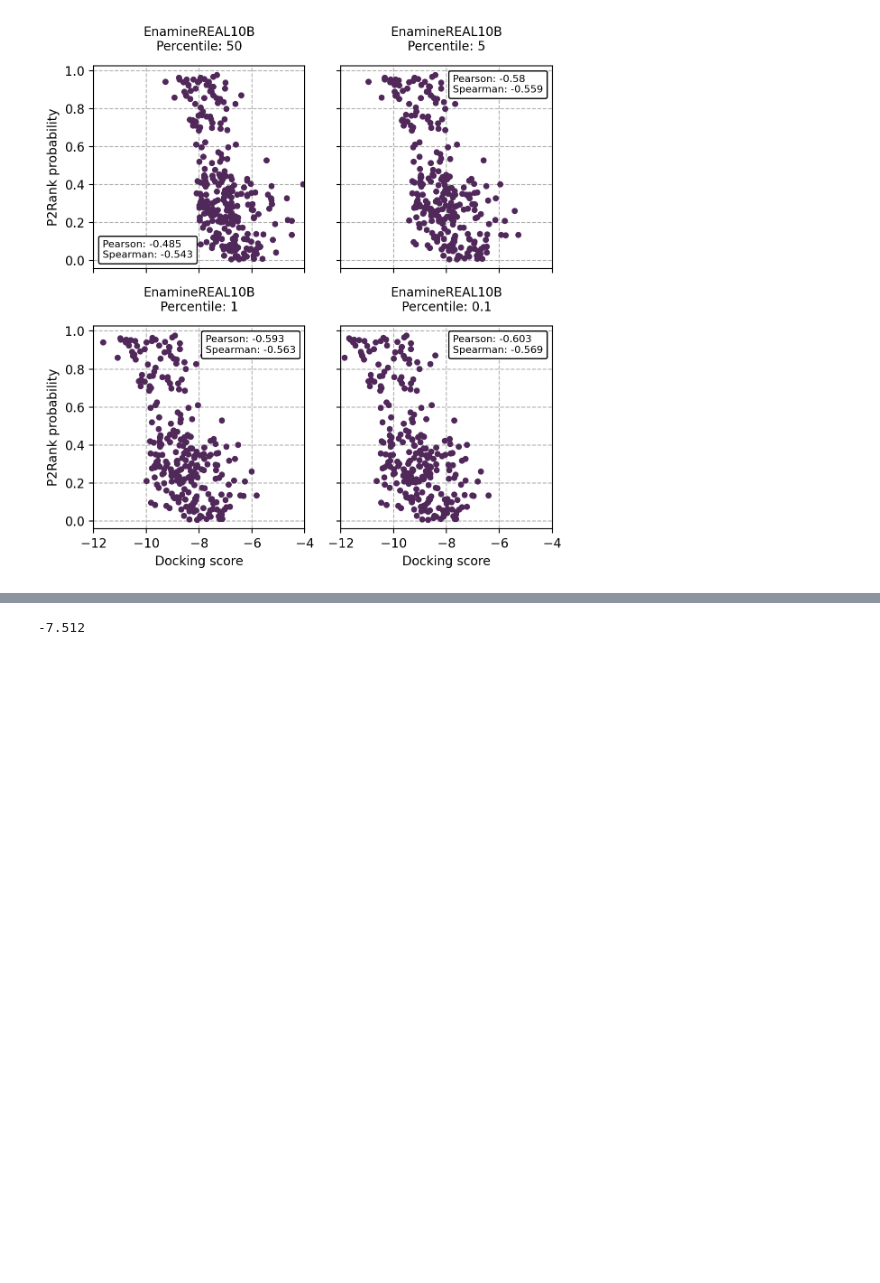
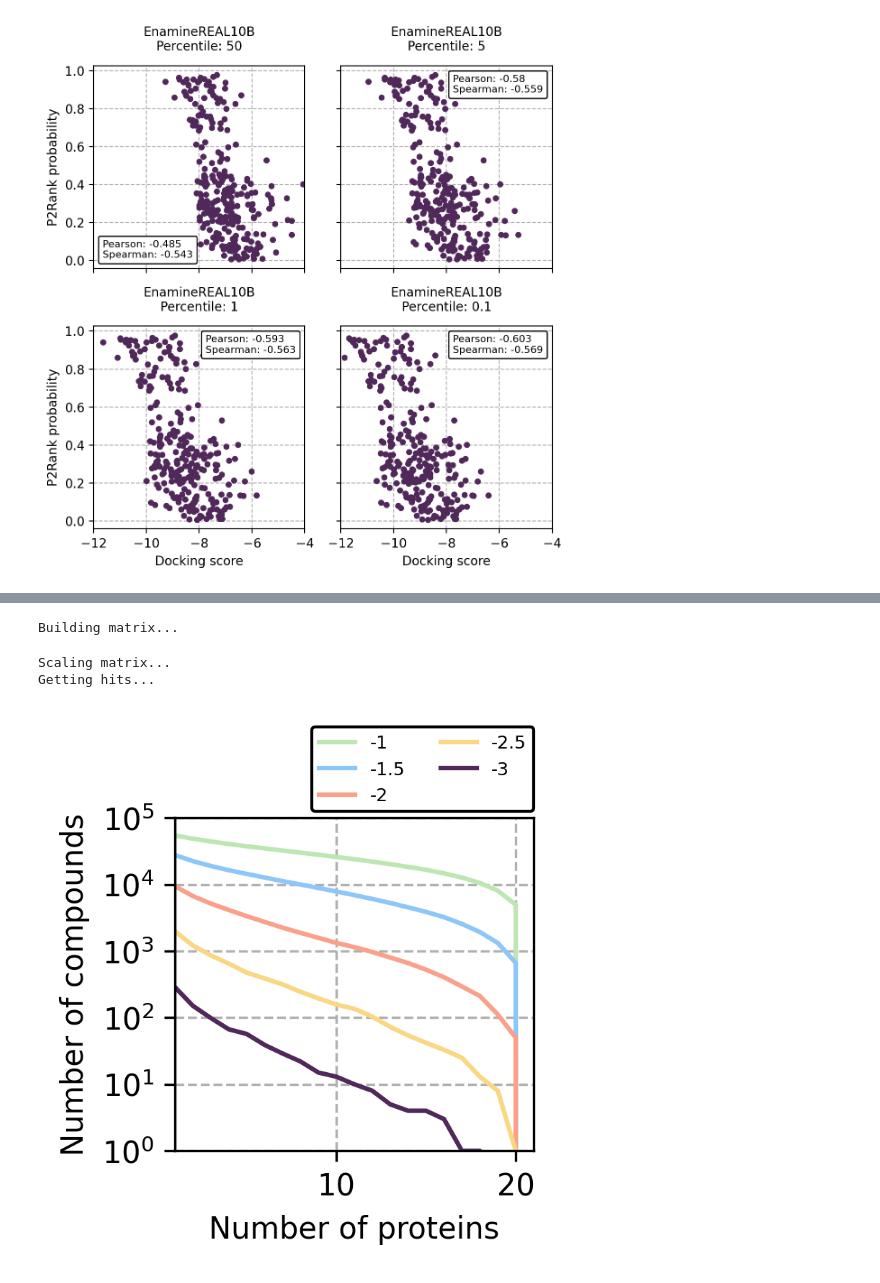
Before and after one commit to ersilia-os/mtb-targeted-protein-degradation, a Jupyter notebook: notebooks/46_docking_normalization.ipynb, the cells around one changed output, grey strips where cells are left out. Cells and saved outputs as stored; diff of their text form; code cells hidden in the pictures; blank space fills up the shorter version.

Commit message:
working on docking normalization

```diff
--- a/notebooks/46_docking_normalization.ipynb
+++ b/notebooks/46_docking_normalization.ipynb
@@ -77,6 +85,7 @@ for lib in DOCKING_RESULTS:
 MEDIANS = {}
 MEDIANS['Enamine-DL-HLL-100'] = dict()
 MEDIANS['EnamineREAL10B'] = dict()
+POCKETS = sorted(DOCKING_RESULTS['Enamine-DL-HLL-100'])
 for pocket in sorted(DOCKING_RESULTS['Enamine-DL-HLL-100']):
     MEDIANS['Enamine-DL-HLL-100'][pocket] = np.median(list(DOCKING_RESULTS['Enamine-DL-HLL-100'][pocket].values()))
     MEDIANS['EnamineREAL10B'][pocket] = np.median(list(DOCKING_RESULTS['EnamineREAL10B'][pocket].values()))
@@ -86,9 +92,9 @@ Enamine-DL-HLL-100
 # %%
 for lib in ['Enamine-DL-HLL-100', 'EnamineREAL10B']:
-    for cut in [-5, -6]:
-        pockets = [i for i in MEDIANS[lib] if MEDIANS[lib][i] > cut]
-        proteins = set([i.split("_")[1] for i in pockets])
-        print(f"{len(pockets)} pockets ({len(proteins)} proteins) have a median docking score > {cut}")
-
-    break
+    print(lib)
+    for cut in [-5, -6, -7, -8]:
+        pockets = set([i for i in MEDIANS[lib] if MEDIANS[lib][i] > cut])
+        proteins_kept = set([i.split("_")[1] for i in POCKETS if i not in pockets])
+        print(f"{len(pockets)} pockets (21 --> {len(proteins_kept)} proteins) have a median docking score > {cut}")
+    print("\n")
 # %% [output]
@@ -97,4 +113,60 @@ for lib in ['Enamine-DL-HLL-100', 'EnamineREAL10B']:
-# %%
-np.median(list(DOCKING_RESULTS['Enamine-DL-HLL-100']['alphafold2_P9WFS9_model_0_pocket_1'].values()))
-# %% [output]
--7.512
+# %%
+lib = 'Enamine-DL-HLL-100'
+# %%
+# Define matrix
+print("Building matrix...")
+pockets_to_use = [i for i in POCKETS if MEDIANS[lib][i] < -6]
+medians = [MEDIANS[lib][i] for i in pockets_to_use]
+pockets_to_use = np.array(pockets_to_use)[np.argsort(medians)]
+cpds = np.array(sorted(DOCKING_RESULTS[lib][pockets_to_use[0]]))
+X = np.zeros((len(cpds), len(pockets_to_use)))
+for c, pocket in enumerate(tqdm(pockets_to_use)):
+    scores = [DOCKING_RESULTS[lib][pocket][cpd] for cpd in cpds]
+    X[:, c] = scores
+
+# Scale matrix
+print("Scaling matrix...")
+X_scaled = RobustScaler().fit_transform(X)
+
+# Get hits per protein and protein per hit
+print("Getting hits...")
+CUTS = [-1, -1.5, -2, -2.5, -3]
+PROTEIN_TO_HITS = {protein: {cut: set() for cut in CUTS} for protein in PROTEINS}
+HIT_TO_PROTEINS = {cpd: {cut: set() for cut in CUTS} for cpd in cpds}
+for c, pocket in enumerate(tqdm(pockets_to_use)):
+    protein = pocket.split("_")[1]
+    values = X_scaled[:, c]
+    for cut in CUTS:
+        compounds = set([cpds[i] for i in np.where(values < cut)[0]])
+        PROTEIN_TO_HITS[protein][cut].update(compounds)
+        for compound in compounds:
+            HIT_TO_PROTEINS[compound][cut].update([protein])
+
+# Prepare plot
+n_proteins = [i for i in range(1, 21+1, 1)]
+y_proteins = {}
+for cut in CUTS:
+    y_proteins[cut] = list()
+    for N in n_proteins:
+        y_proteins[cut].append(len([i for i in HIT_TO_PROTEINS if len(HIT_TO_PROTEINS[i][cut]) > N ]))
+
+# Plot
+fig, ax = plt.subplots(1, 1, figsize=(2.5, 2.9), dpi=300)
+COLORS= ['#50285A', '#FAD782', '#FAA08B', '#8DC7FA', '#BEE6B4'][::-1]
+for cut, color in zip(CUTS, COLORS):
+    ax.plot(n_proteins, y_proteins[cut], label=str(cut), c=color)
+ax.grid(linestyle='--', zorder=-2)
+ax.set_ylabel("Number of compounds")
+ax.set_xlabel("Number of proteins")
+ax.set_yscale('log')
+ax.set_ylim([1, 100_000])
+ax.set_xlim([1, 21])
+ax.set_yticks([10**0, 10**1, 10**2, 10**3, 10**4, 10**5])
+ax.legend(loc='upper right', framealpha=1, edgecolor='k', prop={'size': 6}, ncols=2, bbox_to_anchor=(1.025, 1.3))
+plt.tight_layout()
+plt.show()
+# %% [output]
+Building matrix...
+Scaling matrix...
+Getting hits...
+[figure, added]
```
Also changed, not shown: parts of 5 cells of this notebook.
